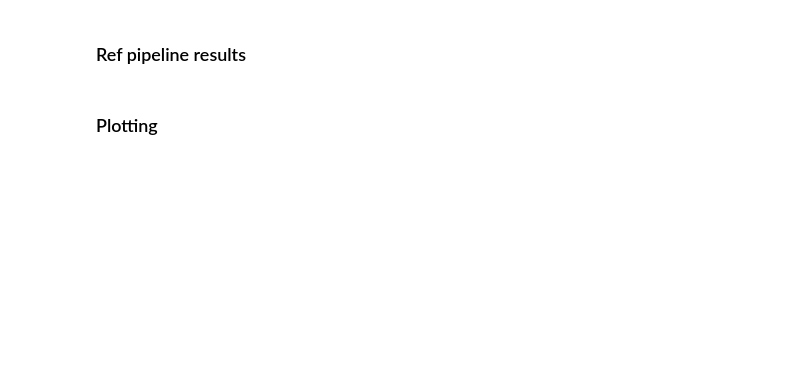
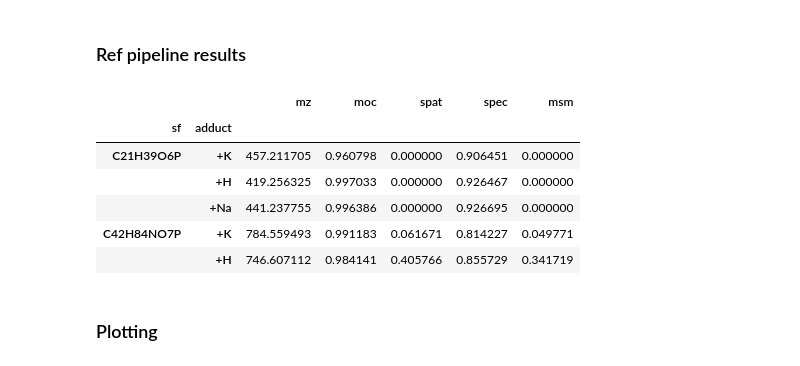
Before and after one commit to metaspace2020/metaspace, a Jupyter notebook: metaspace/python-client/example/compare-reference-engine-results.ipynb, the cells around one changed output. Cells and saved outputs as stored; diff of their text form; code cells hidden in the pictures; blank space fills up the shorter version.

```diff
--- a/metaspace/python-client/example/compare-reference-engine-results.ipynb
+++ b/metaspace/python-client/example/compare-reference-engine-results.ipynb
@@ -22,10 +34,18 @@ remote_df = remote_results.results()
 ### Ref pipeline results
 # %%
 # Results obtained from pySM reference implementation
-ref_file = '/home/palmer/Documents/tmp_data/MBnoInstrument/MB2/Bregma1-42_01/HMDB/2.5/Brain02_Bregma1-42_01_spatial_all_adducts_full_results.txt'
+ref_file = "/Users/palmer/Documents/tmp_data/MouseBrain/UR1/MBa1/HMDB/Brain01_Bregma-3-88b_centroid/Brain01_Bregma-3-88b_centroid_spatial_all_adducts_full_results.txt"
 reference_results = pd.read_csv(ref_file).dropna()
 reference_results = reference_results[reference_results.adduct.isin(['+H', '+Na', '+K'])].set_index(['sf', 'adduct'])
-#reference_results['msm'] = reference_results[['moc','spat','spec']].prod(axis=1)
+reference_results.head()
+# %% [output]
+|  |  | mz | moc | spat | spec | msm |
+| sf | adduct |  |  |  |  |  |
+| C21H39O6P | +K | 457.211705 | 0.960798 | 0.000000 | 0.906451 | 0.000000 |
+|  | +H | 419.256325 | 0.997033 | 0.000000 | 0.926467 | 0.000000 |
+|  | +Na | 441.237755 | 0.996386 | 0.000000 | 0.926695 | 0.000000 |
+| C42H84NO7P | +K | 784.559493 | 0.991183 | 0.061671 | 0.814227 | 0.049771 |
+|  | +H | 746.607112 | 0.984141 | 0.405766 | 0.855729 | 0.341719 |
 # %% [markdown]
 ### Plotting
 # %%
```
Also changed, not shown: parts of 4 cells of this notebook, 4 other files.
